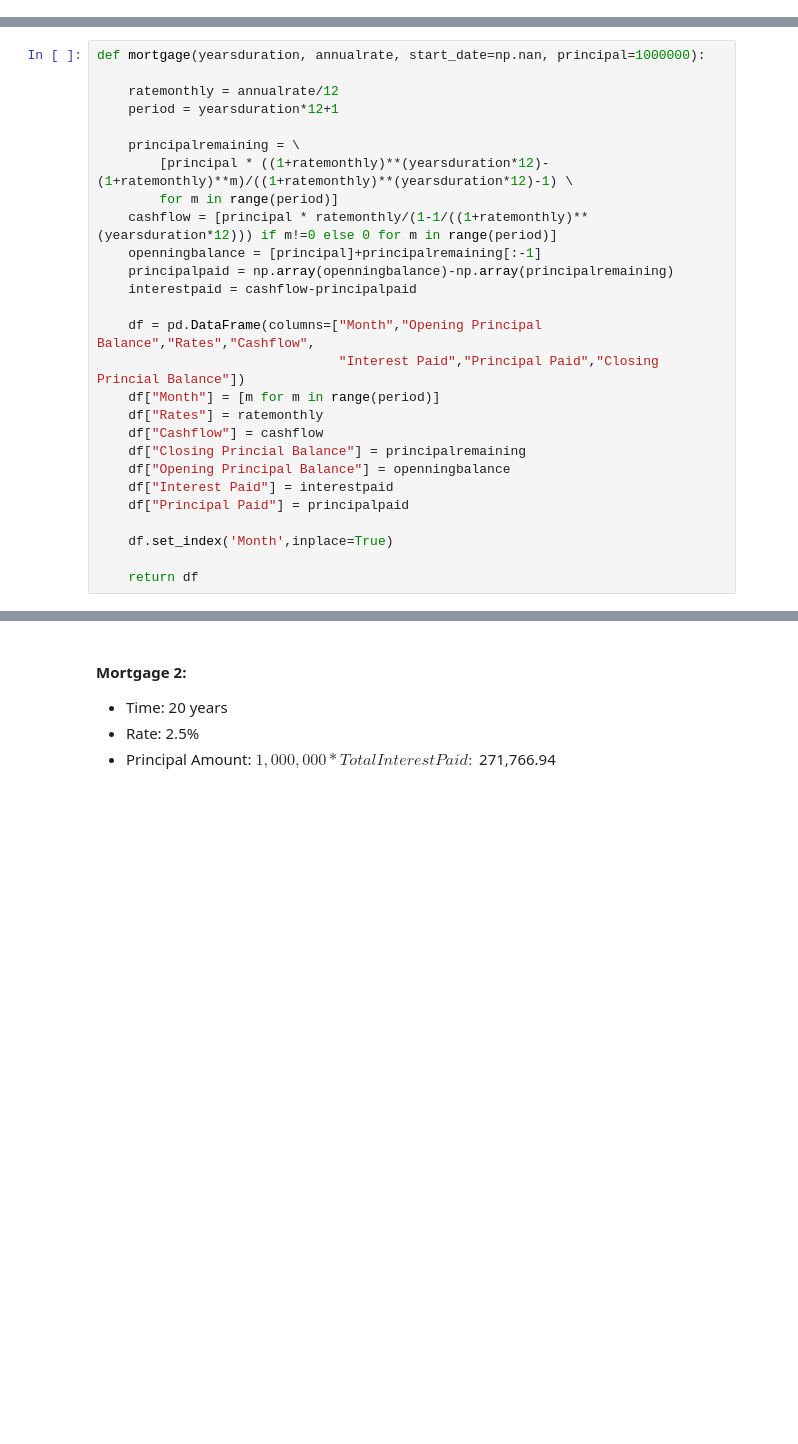
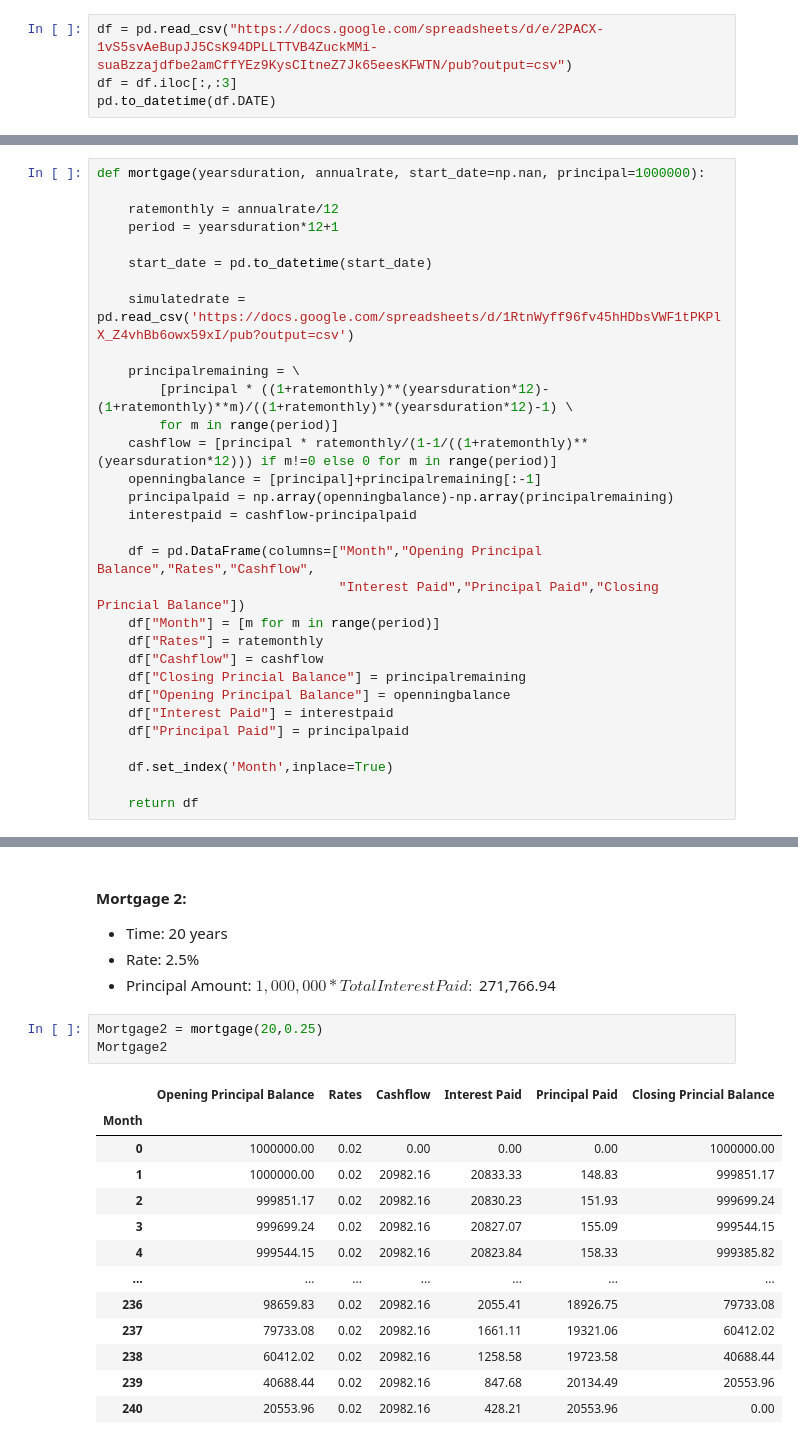
Before and after one commit to truonghuynh210962/MScFE-2, a Jupyter notebook: GWP2.ipynb, the cells around one changed output, grey strips where cells are left out. Cells and saved outputs as stored; diff of their text form; blank space fills up the shorter version.

```diff
--- a/GWP2.ipynb
+++ b/GWP2.ipynb
@@ -8,3 +8,7 @@ import numpy as np
 
 pd.set_option('display.precision',2)
 pd.set_option('styler.format.thousands','.')
+# %%
+df = pd.read_csv("https://docs.google.com/spreadsheets/d/e/2PACX-1vS5svAeBupJJ5CsK94DPLLTTVB4ZuckMMi-suaBzzajdfbe2amCffYEz9KysCItneZ7Jk65eesKFWTN/pub?output=csv")
+df = df.iloc[:,:3]
+pd.to_datetime(df.DATE)
@@ -13,6 +38,10 @@ def mortgage(yearsduration, annualrate, start_date=np.nan, principal=1000000):
 
     ratemonthly = annualrate/12
     period = yearsduration*12+1
+
+    start_date = pd.to_datetime(start_date)
+
+    simulatedrate = pd.read_csv('https://docs.google.com/spreadsheets/d/1RtnWyff96fv45hHDbsVWF1tPKPlX_Z4vhBb6owx59xI/pub?output=csv')
 
     principalremaining = \
         [principal * ((1+ratemonthly)**(yearsduration*12)-(1+ratemonthly)**m)/((1+ratemonthly)**(yearsduration*12)-1) \
@@ -65,3 +94,20 @@ Mortgage1
 * Rate: 2.5%
 * Principal Amount: $1,000,000
 * Total Interest Paid: $271,766.94
+# %%
+Mortgage2 = mortgage(20,0.25)
+Mortgage2
+# %% [output]
+|  | Opening Principal Balance | Rates | Cashflow | Interest Paid | Principal Paid | Closing Princial Balance |
+| Month |  |  |  |  |  |  |
+| 0 | 1000000.00 | 0.02 | 0.00 | 0.00 | 0.00 | 1000000.00 |
+| 1 | 1000000.00 | 0.02 | 20982.16 | 20833.33 | 148.83 | 999851.17 |
+| 2 | 999851.17 | 0.02 | 20982.16 | 20830.23 | 151.93 | 999699.24 |
+| 3 | 999699.24 | 0.02 | 20982.16 | 20827.07 | 155.09 | 999544.15 |
+| 4 | 999544.15 | 0.02 | 20982.16 | 20823.84 | 158.33 | 999385.82 |
+| ... | ... | ... | ... | ... | ... | ... |
+| 236 | 98659.83 | 0.02 | 20982.16 | 2055.41 | 18926.75 | 79733.08 |
+| 237 | 79733.08 | 0.02 | 20982.16 | 1661.11 | 19321.06 | 60412.02 |
+| 238 | 60412.02 | 0.02 | 20982.16 | 1258.58 | 19723.58 | 40688.44 |
+| 239 | 40688.44 | 0.02 | 20982.16 | 847.68 | 20134.49 | 20553.96 |
+| 240 | 20553.96 | 0.02 | 20982.16 | 428.21 | 20553.96 | 0.00 |
```
Also changed, not shown: parts of 5 cells of this notebook.
